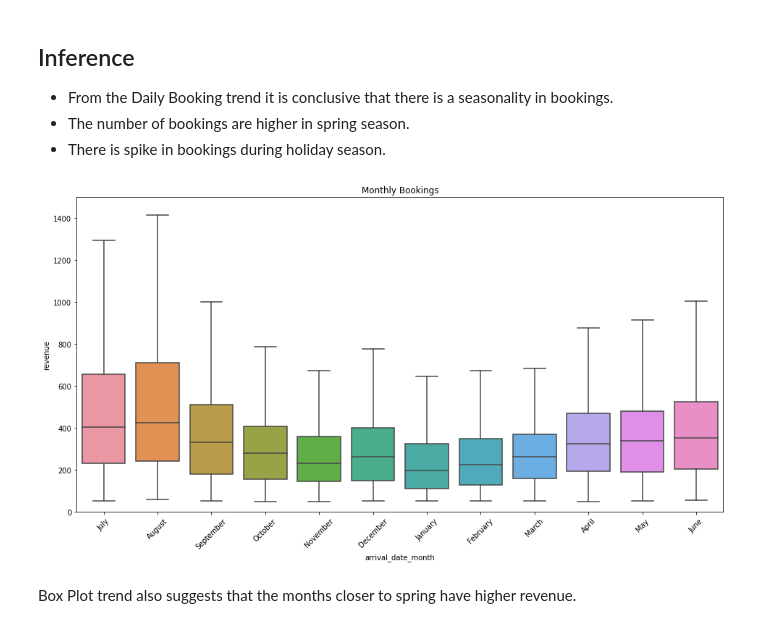
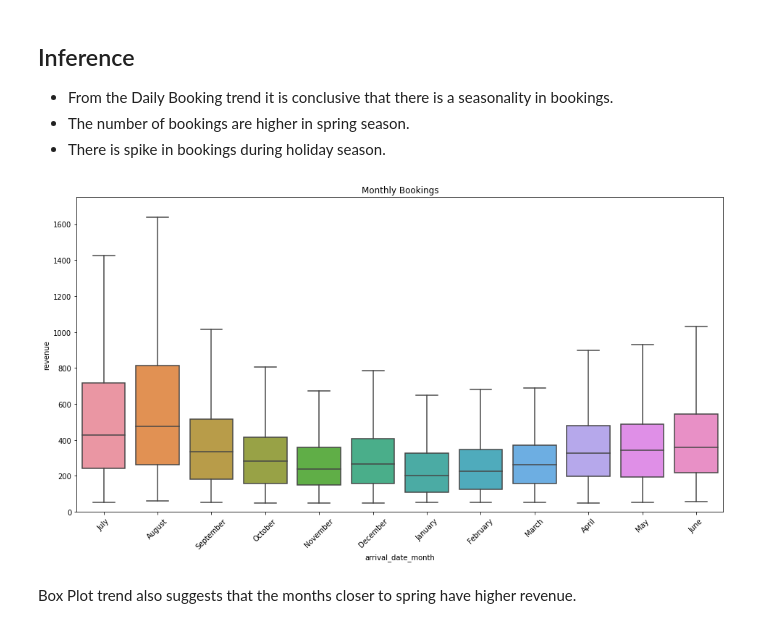
Before and after one commit to shubhpanchal/EDA--HotelAnalysis-AlmabetterCapstoneProject, a Jupyter notebook: Copy_of_Hotel_Booking_Analysis_Capstone_Project.ipynb, the cells around one changed output. Drawn from its saved outputs; the diff is of its cells as text; code cells hidden in the pictures.

```diff
--- a/Copy_of_Hotel_Booking_Analysis_Capstone_Project.ipynb
+++ b/Copy_of_Hotel_Booking_Analysis_Capstone_Project.ipynb
@@ -128,0 +131,4 @@ The information about the columns of the dataset was found from the following li
+# %%
+hotel.drop(hotel[['reservation_status_date','days_in_waiting_list','booking_changes','previous_bookings_not_canceled',
+                   'previous_cancellations','previous_cancellations','arrival_date_week_number']], axis=1, inplace=True)
+hotel.shape
@@ -234,9 +242,6 @@ We have successfully treated all the missing values in all columns
 from datetime import datetime as dt
 hotel['arrival_date'] = hotel['arrival_date_year'].astype('str') + hotel['arrival_date_month'] + hotel['arrival_date_day_of_month'].astype('str')
 hotel['arrival_date'] = hotel['arrival_date'].apply(lambda x : dt.strptime(x,'%Y%B%d'))
-
-# Changing the reservation_status_date to datetime object
-hotel['reservation_status_date'] = hotel['reservation_status_date'].astype('datetime64[ns]')
 
 # Creating a Columns that represents if the customer was assingned the room that was originally booked
 hotel['got_preferred_room'] = np.where((hotel['reserved_room_type']==hotel['assigned_room_type']),'1','0')
@@ -245,8 +250,33 @@ hotel['got_preferred_room'] = np.where((hotel['reserved_room_type']==hotel['assi
 hotel['length_of_stay'] = hotel['stays_in_weekend_nights'] + hotel['stays_in_week_nights']
 hotel['revenue'] = hotel['adr'] * hotel['length_of_stay']
 
-# Calculating total number of guests by adding Adults, babies and childrens.
+# Calculating total number of guests by adding Adults, babies and childrens.And deleting the rowa where total_guests = 0
 hotel['total_guests'] = hotel['adults'] + hotel['children'] + hotel['babies']
+hotel = hotel.loc[hotel['total_guests']>0]
+
+# Creating a new column to know the season in Portugal.
+def season(month):
+  if (month == 'March'or month =='April' or month=='May'):
+    return 'Spring'
+  elif(month =='June' or month == 'July' or month == 'August' or month == 'September'):
+    return 'Summer'
+  elif(month =='October' or month == 'November' or month == 'December'):
+    return 'Autumn'
+  else:
+    return 'Winter'
+hotel['season'] = hotel['arrival_date_month'].apply(season)
+
+# Creating a new column to see the family type.
+def family_type(total_guest):
+  if(total_guest<2):
+    return 'Single'
+  elif (total_guest==2):
+    return 'Couple'
+  else:
+    return 'Family/Group'
+hotel['family_type'] = hotel['total_guests'].apply(family_type)
+
+hotel['family_type'].unique()
 
 # checking the info of the dataset
 hotel.info()
@@ -272,7 +302,7 @@ memory usage: 24.7+ MB
 ## Changing the column types to appropriate column types.
 # %%
 # Changing the numerical columns to categorical columns
-change_to_object =  ['arrival_date_year','arrival_date_week_number','arrival_date_day_of_month','is_repeated_guest','is_canceled']
+change_to_object =  ['arrival_date_year','arrival_date_day_of_month','is_repeated_guest','is_canceled']
 for col in change_to_object:
   hotel[col] = hotel[col].astype('str')
   print('Successfully changed the ' + col + ' dtype to :',hotel[col].dtype)
@@ -393,12 +414,11 @@ for col in numerical:
 # %%
 # Outlier treatment
-hotel = hotel.loc[hotel['lead_time']<266]
+hotel = hotel.loc[hotel['lead_time']<300]
 hotel = hotel.loc[hotel['length_of_stay'] <10]
 hotel = hotel.loc[hotel['adults']<5]
 hotel = hotel.loc[hotel['children']<5]
 hotel = hotel.loc[hotel['babies']<5]
-hotel = hotel.loc[hotel['required_car_parking_spaces']<5]
-hotel = hotel.loc[hotel['adr'] <215]
+hotel = hotel.loc[hotel['adr'] <300]
 hotel = hotel.loc[hotel['adr']>50]
 hotel.shape
 # %% [output]
@@ -648,13 +662,13 @@ plt.show()
 # %%
 # Looking at the boxplot trend to find the best months for hotel business in terms of revenue.
 f,ax = plt.subplots(figsize=(16,8))
 fig = sns.boxplot(x= hotel['arrival_date_month'],y = hotel['revenue'], data= hotel, showfliers= False)
-fig.axis(ymin =0, ymax=1500);
+fig.axis(ymin =0, ymax=1750);
 plt.xticks(rotation=45);
 plt.title('Monthly Bookings')
 plt.show()
 # %% [output]
-[figure, old version]
+[figure, new version]
 # %% [markdown]
 Box Plot trend also suggests that the months closer to spring have higher revenue.
 # %%
```
Also changed, not shown: parts of 23 cells of this notebook.
